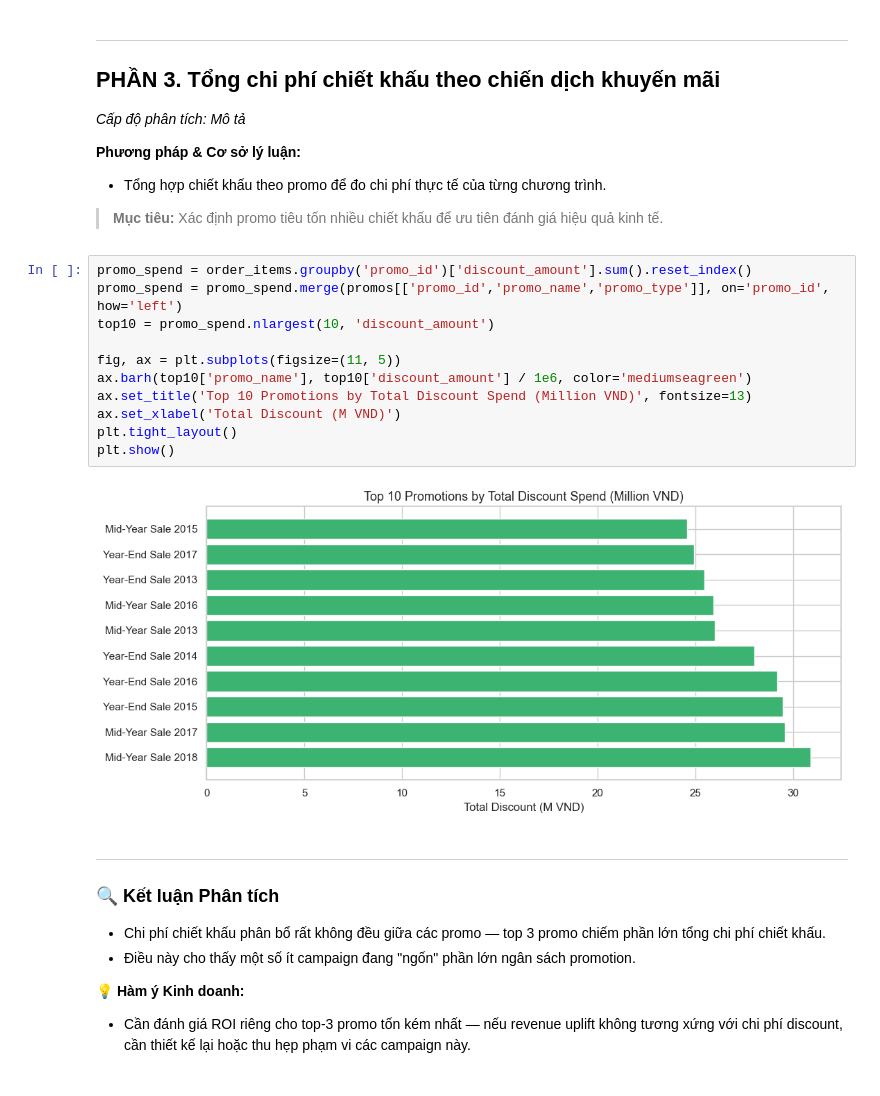
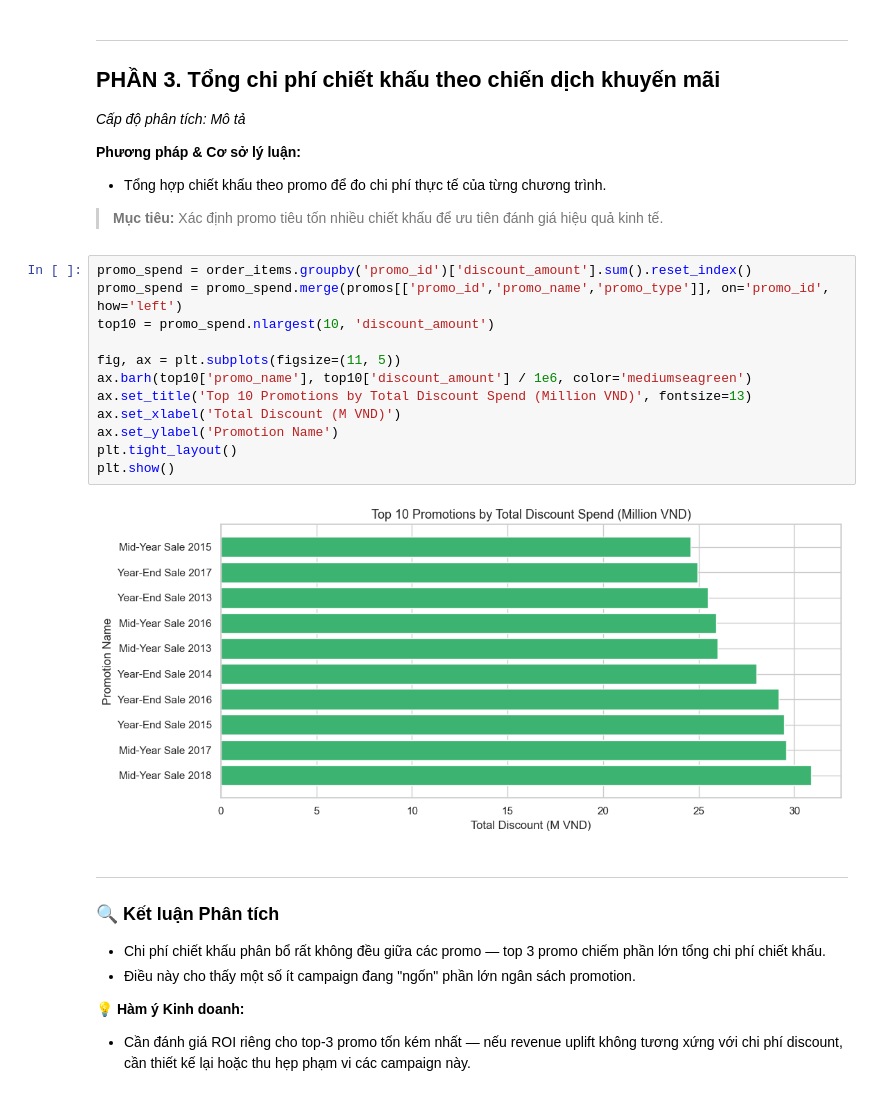
Before and after one commit to vinhnguyen161006/Datathon2026-Vietnamese-ECommerce-Forecasting, a Jupyter notebook: notebooks/04_eda_promotion.ipynb, the cells around one changed output. Drawn from its saved outputs; the diff is of its cells as text.

```diff
--- a/notebooks/04_eda_promotion.ipynb
+++ b/notebooks/04_eda_promotion.ipynb
@@ -91,16 +106,17 @@ Name: count, dtype: int64
 # %%
 promo_spend = order_items.groupby('promo_id')['discount_amount'].sum().reset_index()
 promo_spend = promo_spend.merge(promos[['promo_id','promo_name','promo_type']], on='promo_id', how='left')
 top10 = promo_spend.nlargest(10, 'discount_amount')
 
 fig, ax = plt.subplots(figsize=(11, 5))
 ax.barh(top10['promo_name'], top10['discount_amount'] / 1e6, color='mediumseagreen')
 ax.set_title('Top 10 Promotions by Total Discount Spend (Million VND)', fontsize=13)
 ax.set_xlabel('Total Discount (M VND)')
+ax.set_ylabel('Promotion Name')
 plt.tight_layout()
 plt.show()
 # %% [output]
-[figure, old version]
+[figure, new version]
 # %% [markdown]
 ---
 
```
Also changed, not shown: parts of 3 cells of this notebook, 22 other files.
